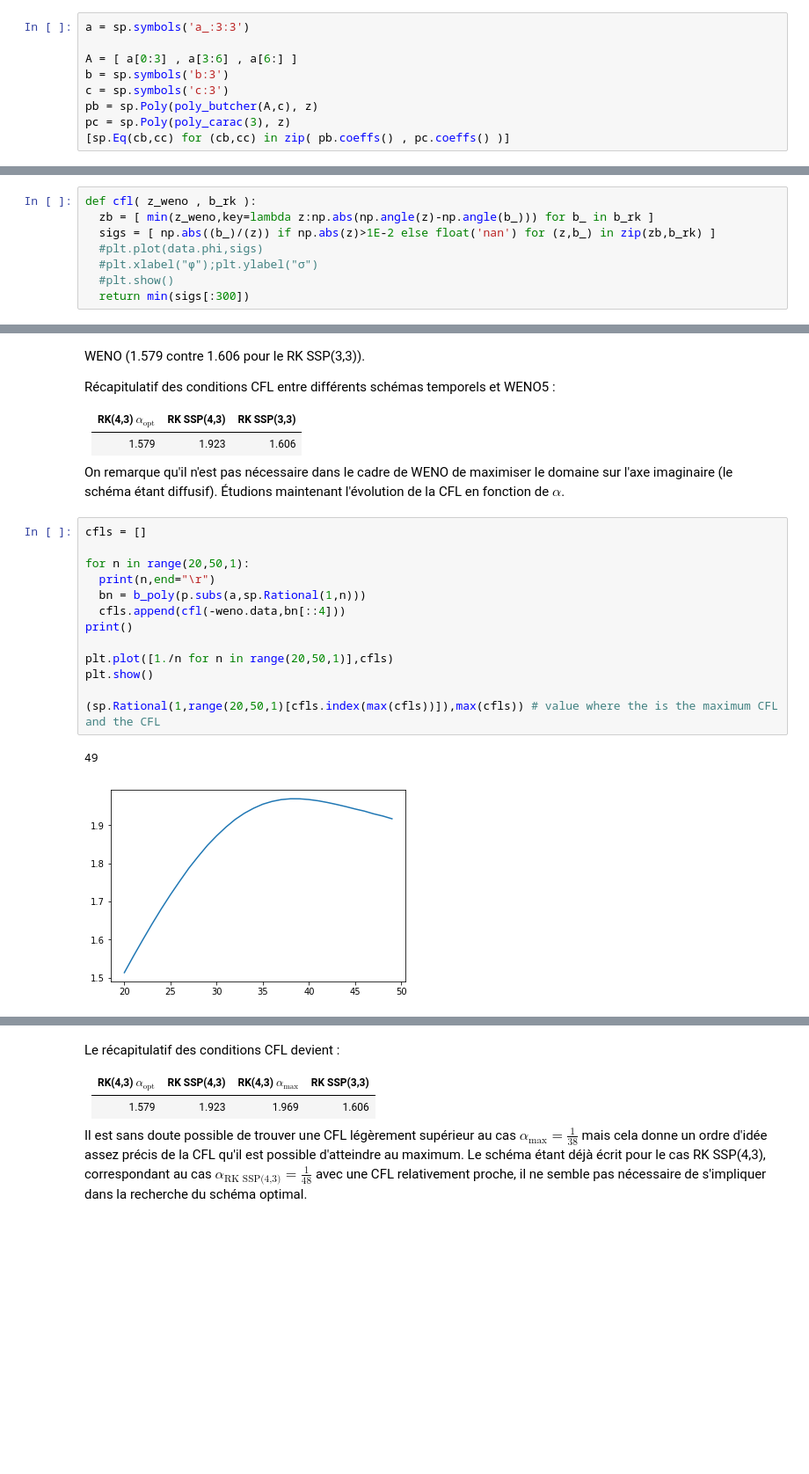
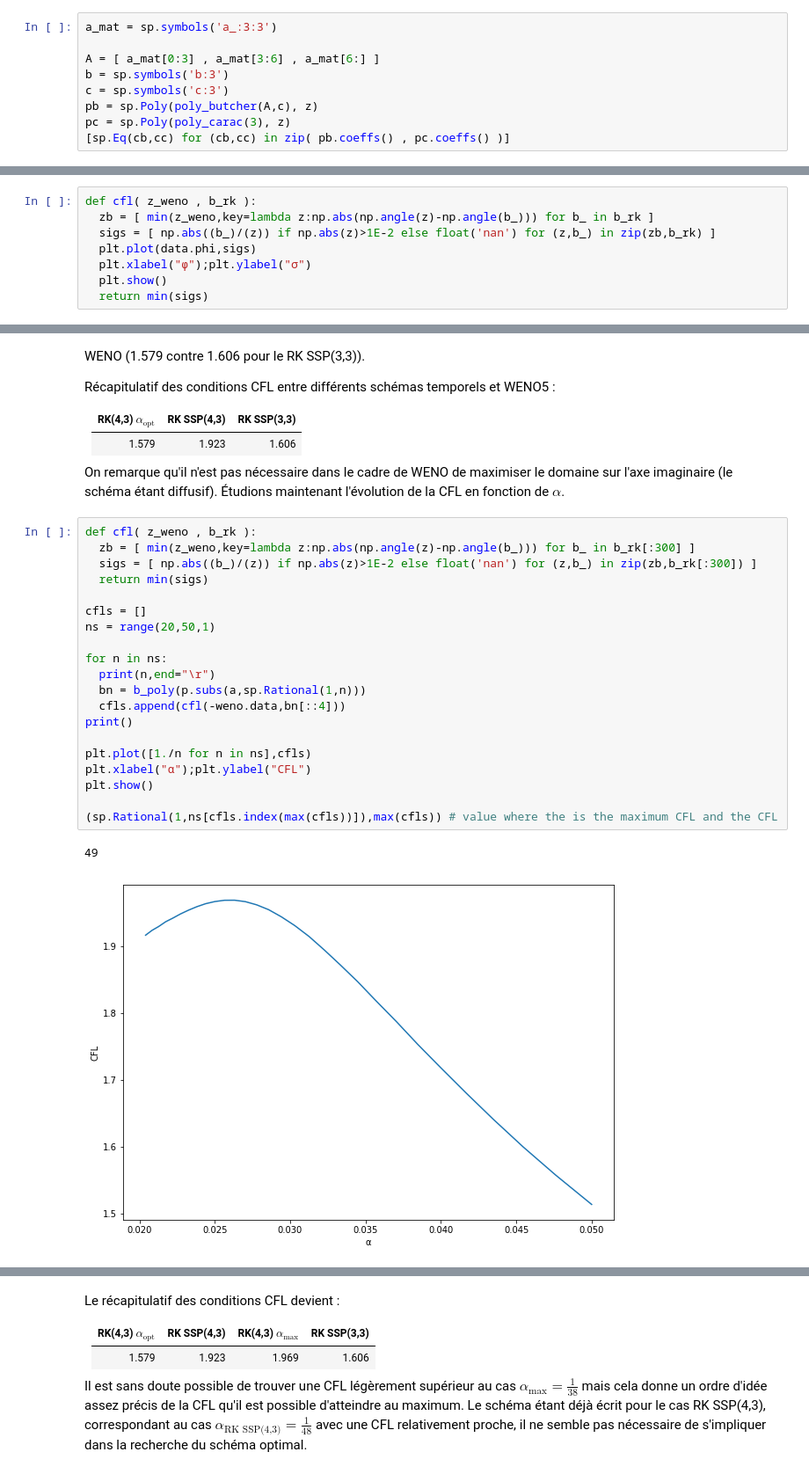
Before and after one commit to kivvix/miMaS, a Jupyter notebook: cfl_weno/cfl.ipynb, the cells around one changed output, grey strips where cells are left out. Shown at 88% size. Saved outputs shown, nothing was run; the diff lists cells and outputs as text; blank space fills up the shorter version.

```diff
--- a/cfl_weno/cfl.ipynb
+++ b/cfl_weno/cfl.ipynb
@@ -782,9 +782,9 @@ poly_butcher(A=A,b=b,c=c)
 # %% [output]
 $$\frac{z^{5}}{224} + \frac{z^{4}}{32} + \frac{z^{3}}{6} + \frac{z^{2}}{2} + z + 1$$
 # %%
-a = sp.symbols('a_:3:3')
+a_mat = sp.symbols('a_:3:3')
 
-A = [ a[0:3] , a[3:6] , a[6:] ]
+A = [ a_mat[0:3] , a_mat[3:6] , a_mat[6:] ]
 b = sp.symbols('b:3')
 c = sp.symbols('c:3')
 pb = sp.Poly(poly_butcher(A,c), z)
@@ -827,10 +827,10 @@ Il est plus facile de travailler sur des tableaux des données du WENO et de RK$
 def cfl( z_weno , b_rk ):
   zb = [ min(z_weno,key=lambda z:np.abs(np.angle(z)-np.angle(b_))) for b_ in b_rk ]
   sigs = [ np.abs((b_)/(z)) if np.abs(z)>1E-2 else float('nan') for (z,b_) in zip(zb,b_rk) ]
-  #plt.plot(data.phi,sigs)
-  #plt.xlabel("φ");plt.ylabel("σ")
-  #plt.show()
-  return min(sigs[:300])
+  plt.plot(data.phi,sigs)
+  plt.xlabel("φ");plt.ylabel("σ")
+  plt.show()
+  return min(sigs)
 # %%
 sigma_l = cfl(-wenol.data_z,b3[::3])
 sigma_l
@@ -963,19 +963,26 @@ Récapitulatif des conditions CFL entre différents schémas temporels et WENO5
 
 On remarque qu'il n'est pas nécessaire dans le cadre de WENO de maximiser le domaine sur l'axe imaginaire (le schéma étant diffusif). Étudions maintenant l'évolution de la CFL en fonction de $\alpha$.
 # %%
+def cfl( z_weno , b_rk ):
+  zb = [ min(z_weno,key=lambda z:np.abs(np.angle(z)-np.angle(b_))) for b_ in b_rk[:300] ]
+  sigs = [ np.abs((b_)/(z)) if np.abs(z)>1E-2 else float('nan') for (z,b_) in zip(zb,b_rk[:300]) ]
+  return min(sigs)
+
 cfls = []
+ns = range(20,50,1)
 
-for n in range(20,50,1):
+for n in ns:
   print(n,end="\r")
   bn = b_poly(p.subs(a,sp.Rational(1,n)))
   cfls.append(cfl(-weno.data,bn[::4]))
 print()
 
-plt.plot([1./n for n in range(20,50,1)],cfls)
+plt.plot([1./n for n in ns],cfls)
+plt.xlabel("α");plt.ylabel("CFL")
 plt.show()
 
-(sp.Rational(1,range(20,50,1)[cfls.index(max(cfls))]),max(cfls)) # value where the is the maximum CFL and the CFL
+(sp.Rational(1,ns[cfls.index(max(cfls))]),max(cfls)) # value where the is the maximum CFL and the CFL
 # %% [output]
 49
-[figure, old version]
+[figure, new version]
 $$\left ( \frac{1}{38}, \quad 1.9691209541406522\right )$$
```
Also changed, not shown: parts of 21 cells of this notebook.
